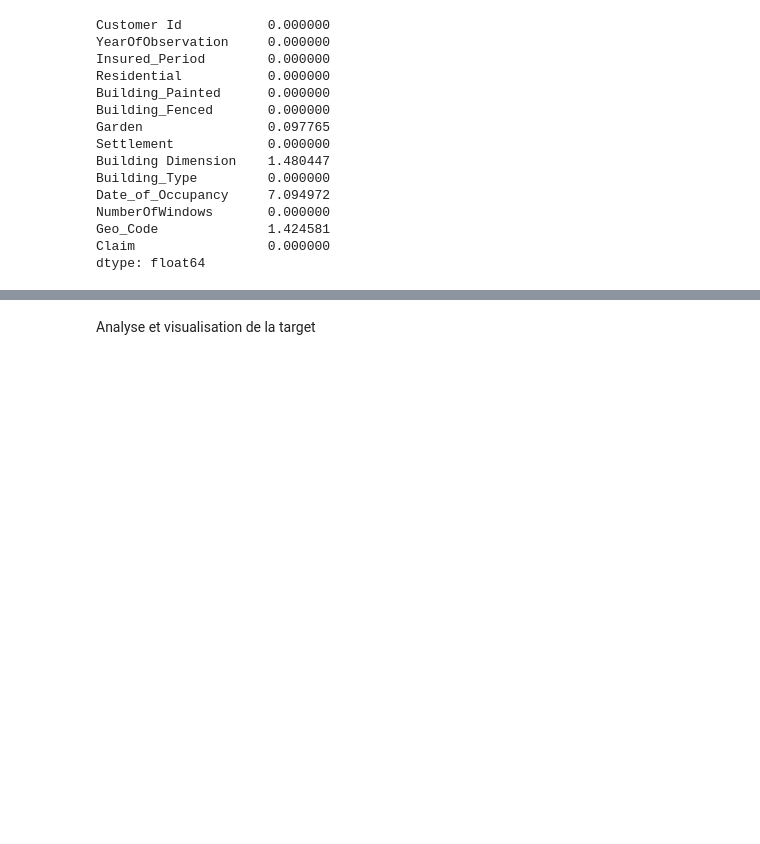
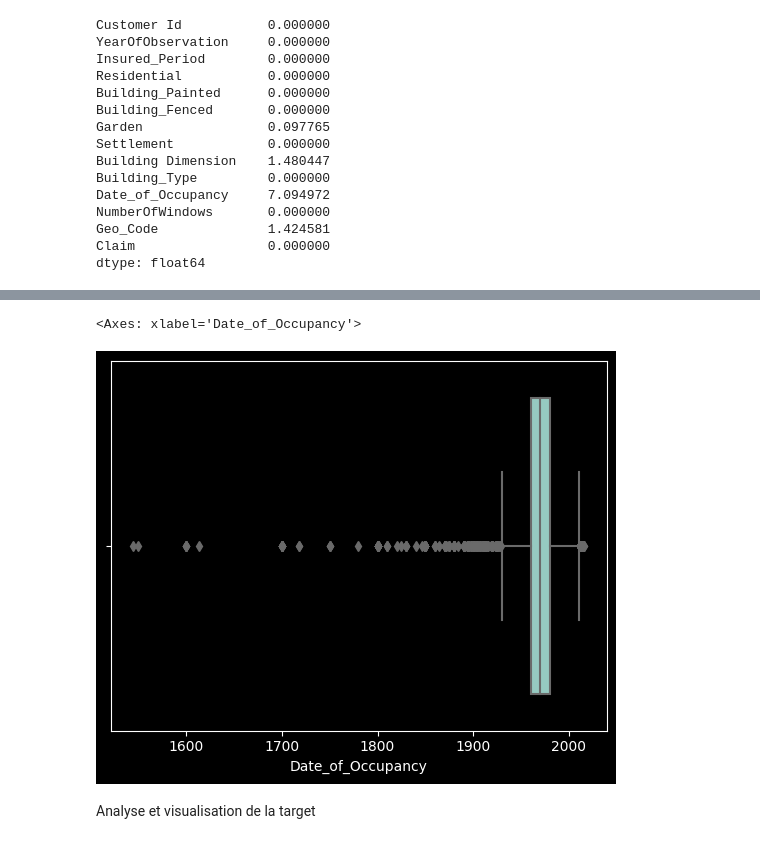
Before and after one commit to justekouassi/Insurance-Prediction-Challenge, a Jupyter notebook: insurance_prediction.ipynb, the cells around one changed output, grey strips where cells are left out. Cells and saved outputs as stored; diff of their text form; code cells hidden in the pictures; blank space fills up the shorter version.

```diff
--- a/insurance_prediction.ipynb
+++ b/insurance_prediction.ipynb
@@ -191,3 +198,8 @@ dtype: float64
+# %%
+sns.boxplot(x=train['Date_of_Occupancy'])
+# %% [output]
+<Axes: xlabel='Date_of_Occupancy'>
+[figure, added]
 # %% [markdown]
 Analyse et visualisation de la target
 # %%
```
Also changed, not shown: parts of 42 cells of this notebook, 4 other files.
